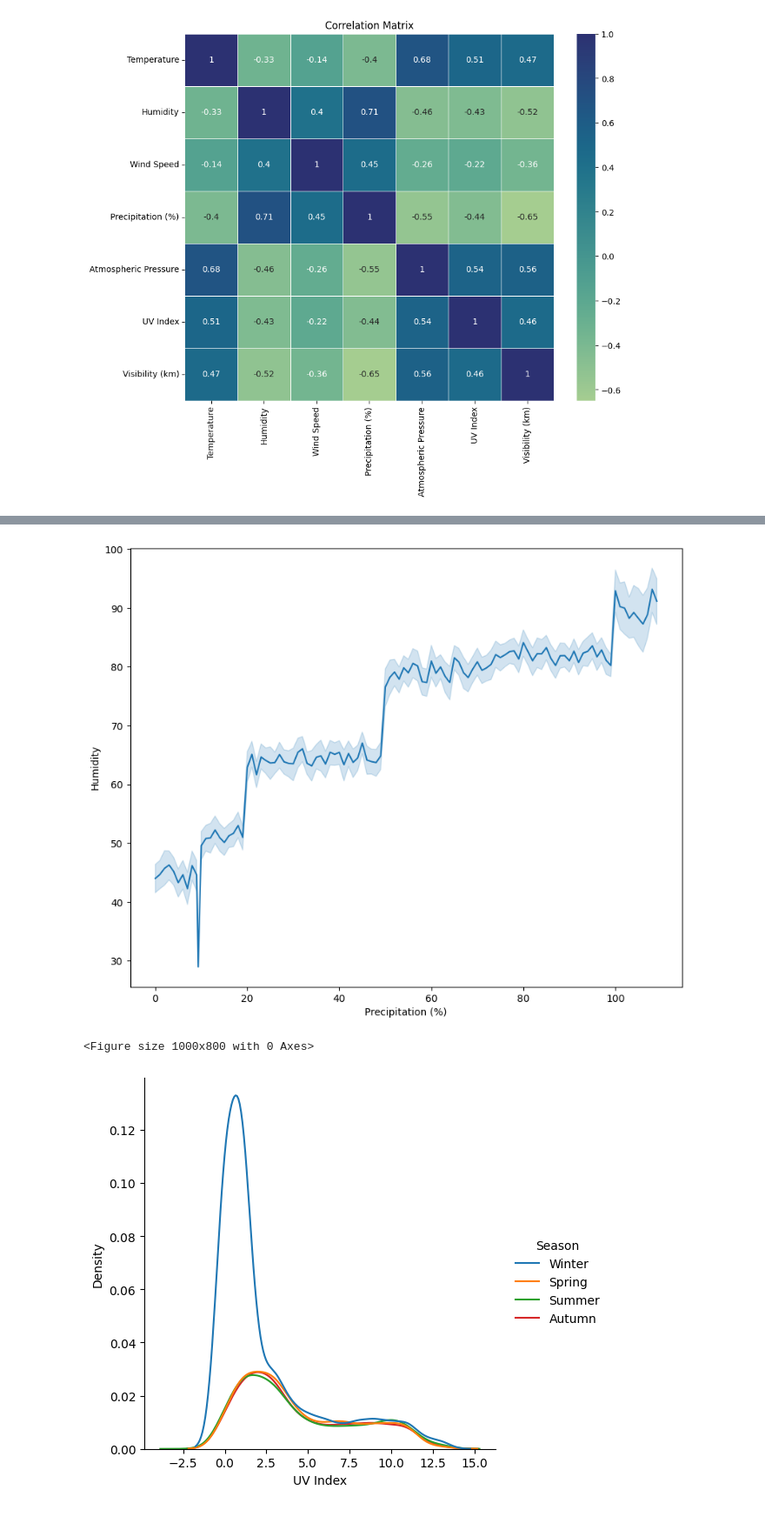
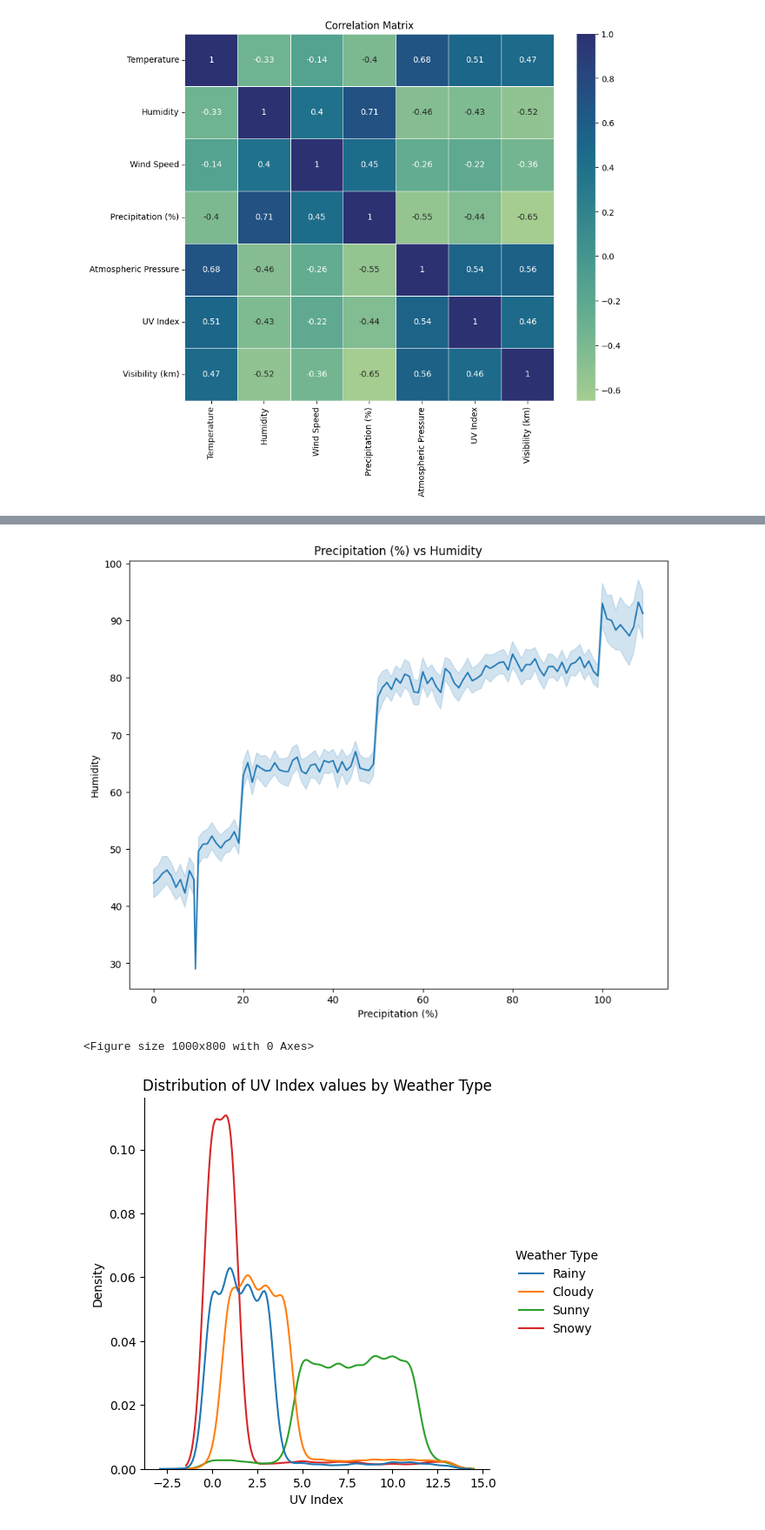
Before and after one commit to OndrejKocak/suns, a Jupyter notebook: zadanie1/zadanie.ipynb, the cells around one changed output, grey strips where cells are left out. Shown at 87% size. Saved outputs shown, nothing was run; the diff lists cells and outputs as text; code cells hidden in the pictures.

```diff
--- a/zadanie1/zadanie.ipynb
+++ b/zadanie1/zadanie.ipynb
@@ -203,14 +272,14 @@ Passing `palette` without assigning `hue` is deprecated and will be removed in v
 # %%
 plt.figure(figsize=(10, 8))
-sns.lineplot(weather_df_cleaned, x='Precipitation (%)', y='Humidity')
+sns.lineplot(weather_df_cleaned, x='Precipitation (%)', y='Humidity').set(title="Precipitation (%) vs Humidity")
 plt.show()
 # %% [output]
-[figure, old version]
+[figure, new version]
 # %%
 plt.figure(figsize=(10, 8))
-sns.displot(weather_df_cleaned, x='UV Index', hue="Season", kind="kde")
+sns.displot(weather_df_cleaned, x='UV Index', hue="Weather Type", kind="kde").set(title="Distribution of UV Index values by Weather Type")
 plt.show()
 # %% [output]
 <Figure size 1000x800 with 0 Axes>
-[figure, old version]
+[figure, new version]
 # %%
```
Also changed, not shown: parts of 17 cells of this notebook.
